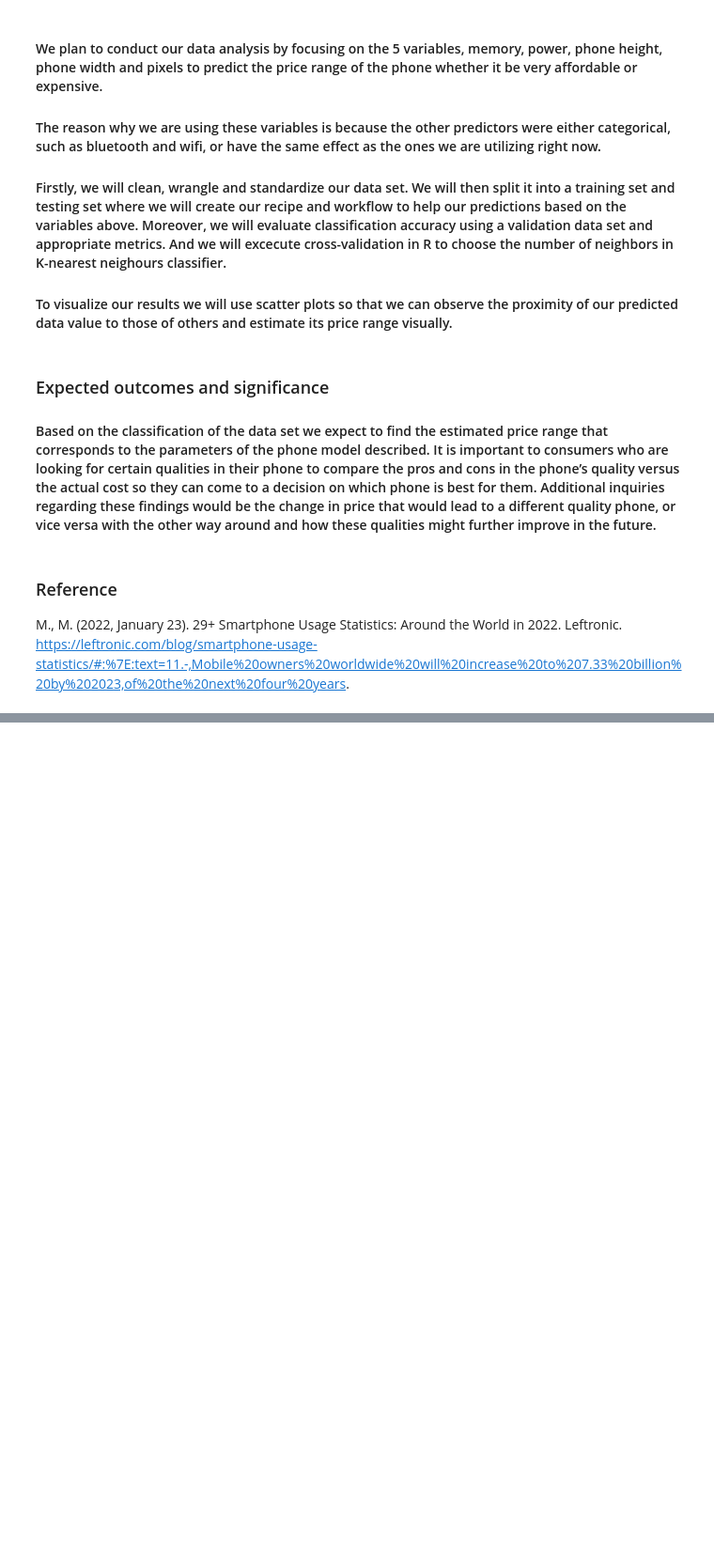
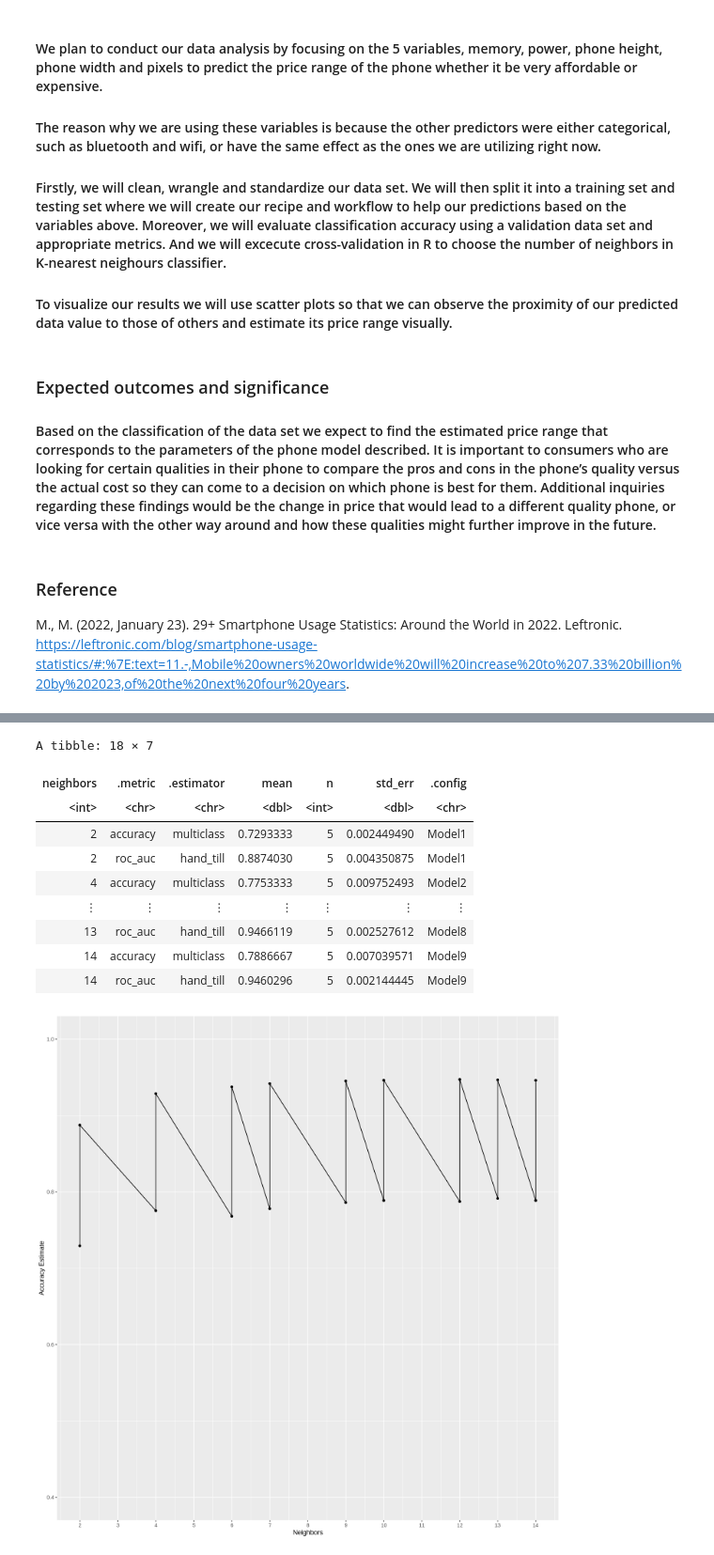
Before and after one commit to ClaireJ2100/dsci100_project, a Jupyter notebook: dsci_project.ipynb, the cells around one changed output, grey strips where cells are left out. Shown at 94% size. Saved outputs shown, nothing was run; the diff lists cells and outputs as text; code cells hidden in the pictures; blank space fills up the shorter version.

Commit message:
Tried to add classification

```diff
--- a/dsci_project.ipynb
+++ b/dsci_project.ipynb
@@ -201,0 +216,42 @@ M., M. (2022, January 23). 29+ Smartphone Usage Statistics: Around the World in
+# %%
+mobile_recipe <- recipe(price_range ~. , data = mobile_train) %>%
+   step_scale(all_predictors()) %>%
+   step_center(all_predictors())
+
+knn_tune <- nearest_neighbor(weight_func = "rectangular", neighbors = tune()) %>%
+      set_engine("kknn") %>%
+      set_mode("classification")
+
+mobile_vfold <- vfold_cv(mobile_train, v = 5, strata = price_range)
+
+knn_results <- workflow() %>%
+      add_recipe(mobile_recipe) %>%
+      add_model(knn_tune) %>%
+      tune_grid(resamples = mobile_vfold, grid = 10) %>%
+      collect_metrics()
+
+knn_results
+
+accuracies <- knn_results %>%
+      filter(.metric == "accuracy")
+
+accuracy_versus_k <- ggplot(knn_results, aes(x = neighbors, y = mean))+
+      geom_point() +
+      geom_line() +
+      labs(x = "Neighbors", y = "Accuracy Estimate") +
+      scale_x_continuous(breaks = seq(0, 14, by = 1)) +  # adjusting the x-axis
+      scale_y_continuous(limits = c(0.4, 1.0)) # adjusting the y-axis
+
+accuracy_versus_k
+# %% [output]
+A tibble: 18 × 7
+| neighbors | .metric | .estimator | mean | n | std_err | .config |
+| <int> | <chr> | <chr> | <dbl> | <int> | <dbl> | <chr> |
+| 2 | accuracy | multiclass | 0.7293333 | 5 | 0.002449490 | Model1 |
+| 2 | roc_auc | hand_till | 0.8874030 | 5 | 0.004350875 | Model1 |
+| 4 | accuracy | multiclass | 0.7753333 | 5 | 0.009752493 | Model2 |
+| ⋮ | ⋮ | ⋮ | ⋮ | ⋮ | ⋮ | ⋮ |
+| 13 | roc_auc | hand_till | 0.9466119 | 5 | 0.002527612 | Model8 |
+| 14 | accuracy | multiclass | 0.7886667 | 5 | 0.007039571 | Model9 |
+| 14 | roc_auc | hand_till | 0.9460296 | 5 | 0.002144445 | Model9 |
+[figure, added]
```
Also changed, not shown: parts of 10 cells of this notebook, 1 other file.
